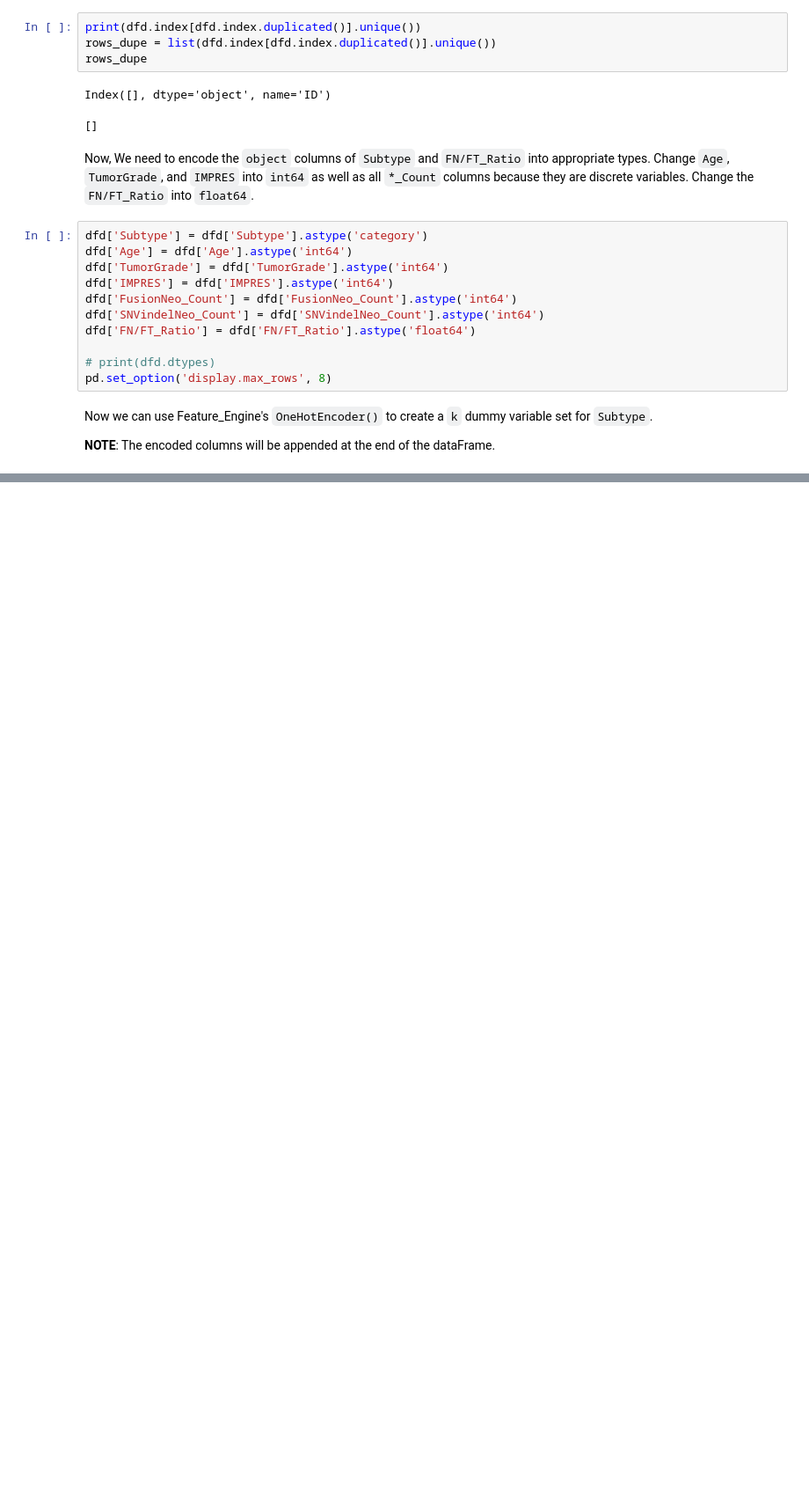
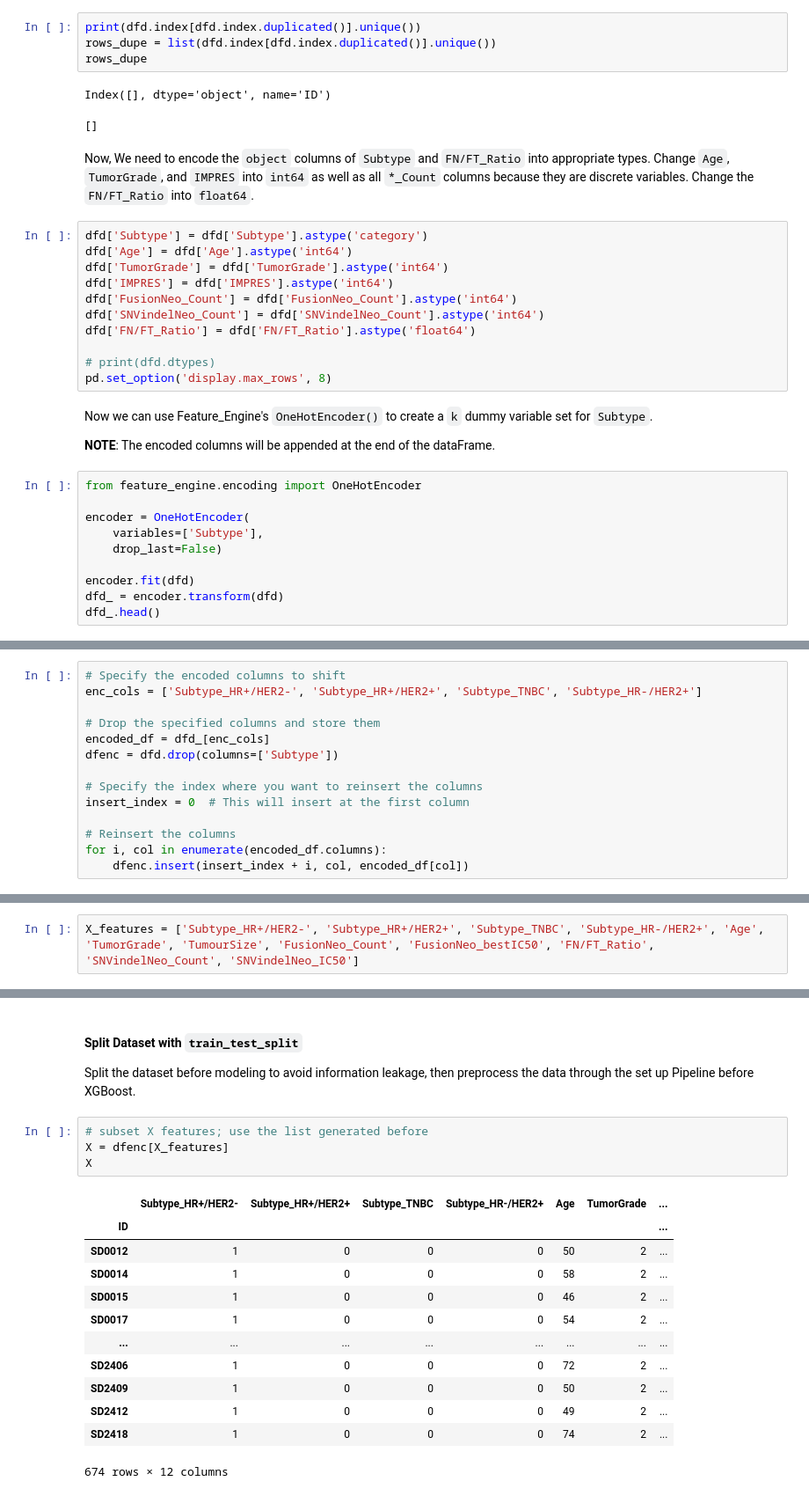
Before and after one commit to cancer-research-malaysia/ImmuNeonSVM, a Jupyter notebook: nb/support_vector_reg.ipynb, the cells around one changed output, grey strips where cells are left out. Shown at 88% size. Cells and saved outputs as stored; diff of their text form; blank space fills up the shorter version.

```diff
--- a/nb/support_vector_reg.ipynb
+++ b/nb/support_vector_reg.ipynb
@@ -123,3 +121,13 @@ pd.set_option('display.max_rows', 8)
 Now we can use Feature_Engine's `OneHotEncoder()` to create a `k` dummy variable set for `Subtype`.
 
 **NOTE**: The encoded columns will be appended at the end of the dataFrame.
+# %%
+from feature_engine.encoding import OneHotEncoder
+
+encoder = OneHotEncoder(
+    variables=['Subtype'],
+    drop_last=False)
+
+encoder.fit(dfd)
+dfd_ = encoder.transform(dfd)
+dfd_.head()
@@ -125,0 +142,14 @@ Now we can use Feature_Engine's `OneHotEncoder()` to create a `k` dummy variable
+# %%
+# Specify the encoded columns to shift
+enc_cols = ['Subtype_HR+/HER2-', 'Subtype_HR+/HER2+', 'Subtype_TNBC', 'Subtype_HR-/HER2+']
+
+# Drop the specified columns and store them
+encoded_df = dfd_[enc_cols]
+dfenc = dfd.drop(columns=['Subtype'])
+
+# Specify the index where you want to reinsert the columns
+insert_index = 0  # This will insert at the first column
+
+# Reinsert the columns
+for i, col in enumerate(encoded_df.columns):
+    dfenc.insert(insert_index + i, col, encoded_df[col])
@@ -125,0 +204,2 @@ Now we can use Feature_Engine's `OneHotEncoder()` to create a `k` dummy variable
+# %%
+X_features = ['Subtype_HR+/HER2-', 'Subtype_HR+/HER2+', 'Subtype_TNBC', 'Subtype_HR-/HER2+', 'Age', 'TumorGrade', 'TumourSize', 'FusionNeo_Count', 'FusionNeo_bestIC50', 'FN/FT_Ratio', 'SNVindelNeo_Count', 'SNVindelNeo_IC50']
@@ -125,0 +243,21 @@ Now we can use Feature_Engine's `OneHotEncoder()` to create a `k` dummy variable
+# %% [markdown]
+#### **Split Dataset with `train_test_split`**
+
+Split the dataset before modeling to avoid information leakage, then preprocess the data through the set up Pipeline before XGBoost.
+# %%
+# subset X features; use the list generated before
+X = dfenc[X_features]
+X
+# %% [output]
+|  | Subtype_HR+/HER2- | Subtype_HR+/HER2+ | Subtype_TNBC | Subtype_HR-/HER2+ | Age | TumorGrade | ... |
+| ID |  |  |  |  |  |  | ... |
+| SD0012 | 1 | 0 | 0 | 0 | 50 | 2 | ... |
+| SD0014 | 1 | 0 | 0 | 0 | 58 | 2 | ... |
+| SD0015 | 1 | 0 | 0 | 0 | 46 | 2 | ... |
+| SD0017 | 1 | 0 | 0 | 0 | 54 | 2 | ... |
+| ... | ... | ... | ... | ... | ... | ... | ... |
+| SD2406 | 1 | 0 | 0 | 0 | 72 | 2 | ... |
+| SD2409 | 1 | 0 | 0 | 0 | 50 | 2 | ... |
+| SD2412 | 1 | 0 | 0 | 0 | 49 | 2 | ... |
+| SD2418 | 1 | 0 | 0 | 0 | 74 | 2 | ... |
+674 rows × 12 columns
```
Also changed, not shown: parts of 37 cells of this notebook.
